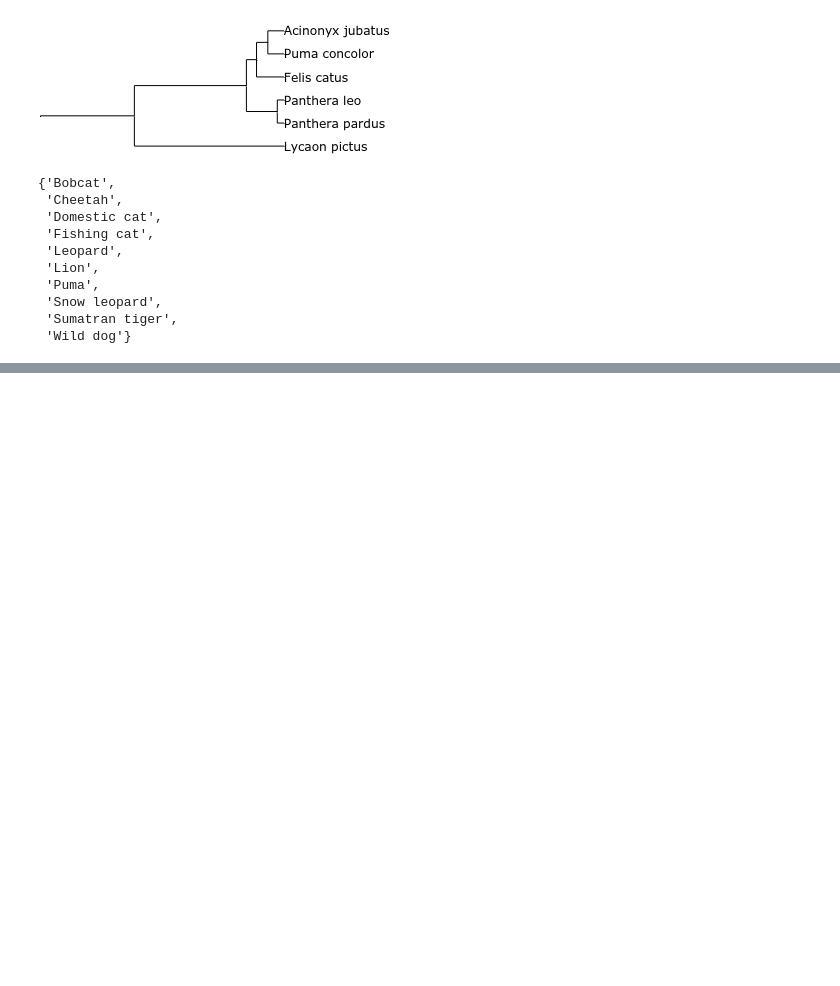
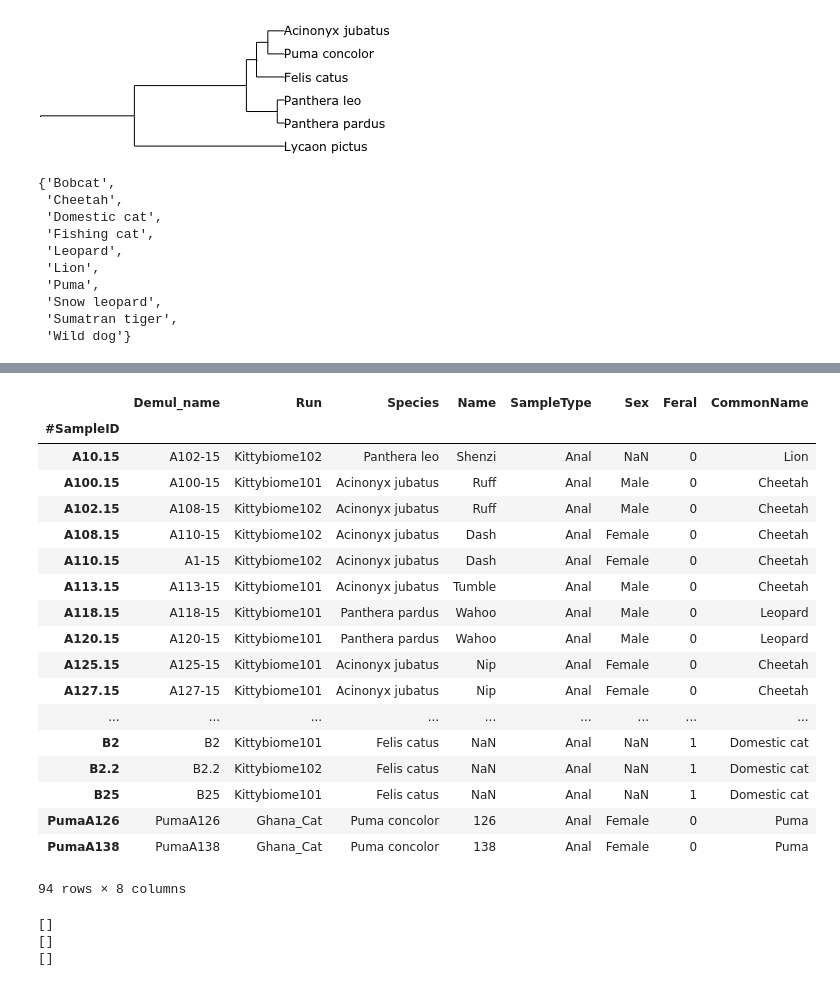
Before and after one commit to ryneches/catbutt, a Jupyter notebook: cattbutt.ipynb, the cells around one changed output, grey strips where cells are left out. Drawn from its saved outputs; the diff is of its cells as text; code cells hidden in the pictures; blank space fills up the shorter version.

```diff
--- a/cattbutt.ipynb
+++ b/cattbutt.ipynb
@@ -158,0 +137,31 @@ fecal
+# %%
+anal
+# %% [output]
+|  | Demul_name | Run | Species | Name | SampleType | Sex | Feral | CommonName |
+| #SampleID |  |  |  |  |  |  |  |  |
+| A10.15 | A102-15 | Kittybiome102 | Panthera leo | Shenzi | Anal | NaN | 0 | Lion |
+| A100.15 | A100-15 | Kittybiome101 | Acinonyx jubatus | Ruff | Anal | Male | 0 | Cheetah |
+| A102.15 | A108-15 | Kittybiome102 | Acinonyx jubatus | Ruff | Anal | Male | 0 | Cheetah |
+| A108.15 | A110-15 | Kittybiome102 | Acinonyx jubatus | Dash | Anal | Female | 0 | Cheetah |
+| A110.15 | A1-15 | Kittybiome102 | Acinonyx jubatus | Dash | Anal | Female | 0 | Cheetah |
+| A113.15 | A113-15 | Kittybiome101 | Acinonyx jubatus | Tumble | Anal | Male | 0 | Cheetah |
+| A118.15 | A118-15 | Kittybiome101 | Panthera pardus | Wahoo | Anal | Male | 0 | Leopard |
+| A120.15 | A120-15 | Kittybiome101 | Panthera pardus | Wahoo | Anal | Male | 0 | Leopard |
+| A125.15 | A125-15 | Kittybiome101 | Acinonyx jubatus | Nip | Anal | Female | 0 | Cheetah |
+| A127.15 | A127-15 | Kittybiome101 | Acinonyx jubatus | Nip | Anal | Female | 0 | Cheetah |
+| ... | ... | ... | ... | ... | ... | ... | ... | ... |
+| B2 | B2 | Kittybiome101 | Felis catus | NaN | Anal | NaN | 1 | Domestic cat |
+| B2.2 | B2.2 | Kittybiome102 | Felis catus | NaN | Anal | NaN | 1 | Domestic cat |
+| B25 | B25 | Kittybiome101 | Felis catus | NaN | Anal | NaN | 1 | Domestic cat |
+| PumaA126 | PumaA126 | Ghana_Cat | Puma concolor | 126 | Anal | Female | 0 | Puma |
+| PumaA138 | PumaA138 | Ghana_Cat | Puma concolor | 138 | Anal | Female | 0 | Puma |
+94 rows × 8 columns
+# %%
+# check to make sure none of the Demul_name's have '_' chars
+# because we need to split on '_' to get the sample read groups
+for study in [ anal, fecal, rectal ] :
+    print filter( lambda x : '_' in x, study['Demul_name'] )
+# %% [output]
+[]
+[]
+[]
```
Also changed, not shown: parts of 2 cells of this notebook.
